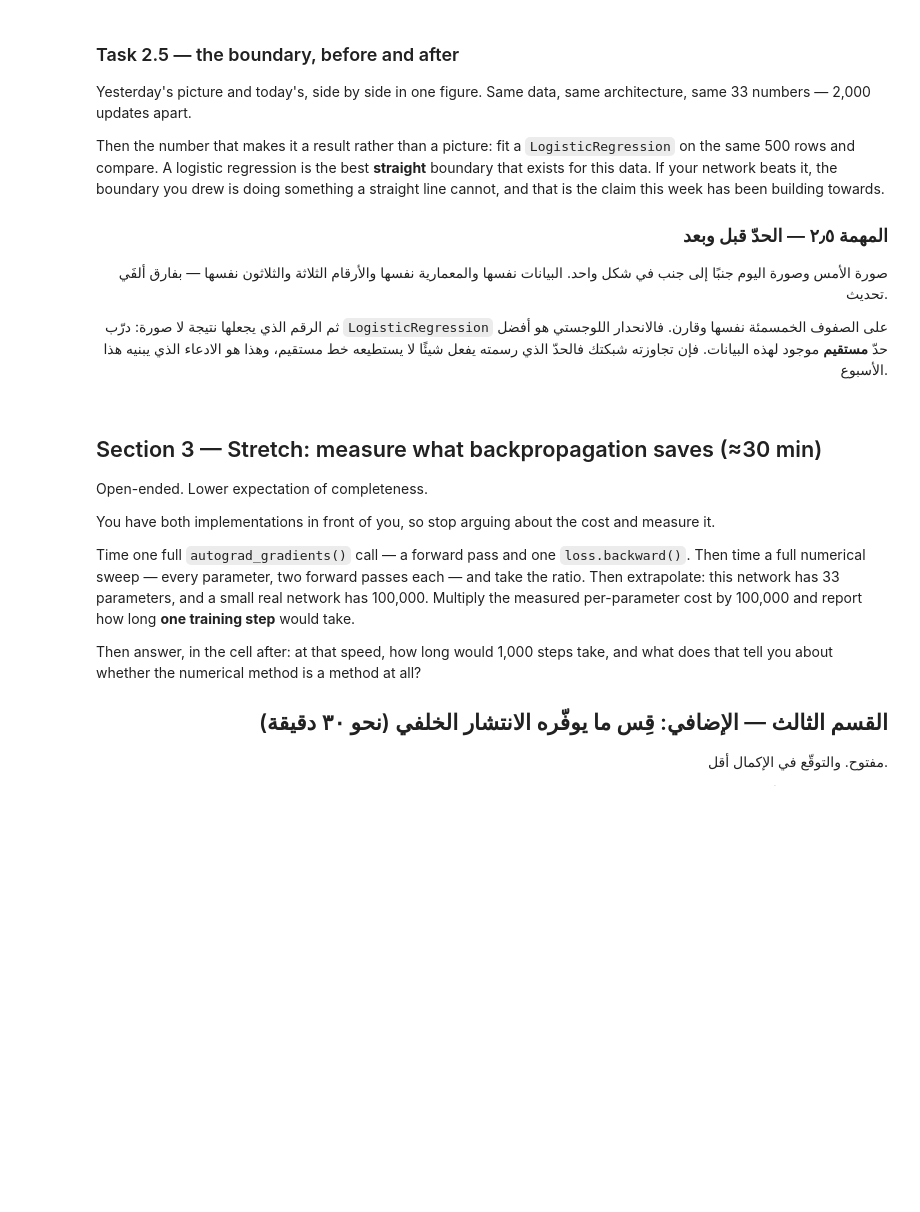
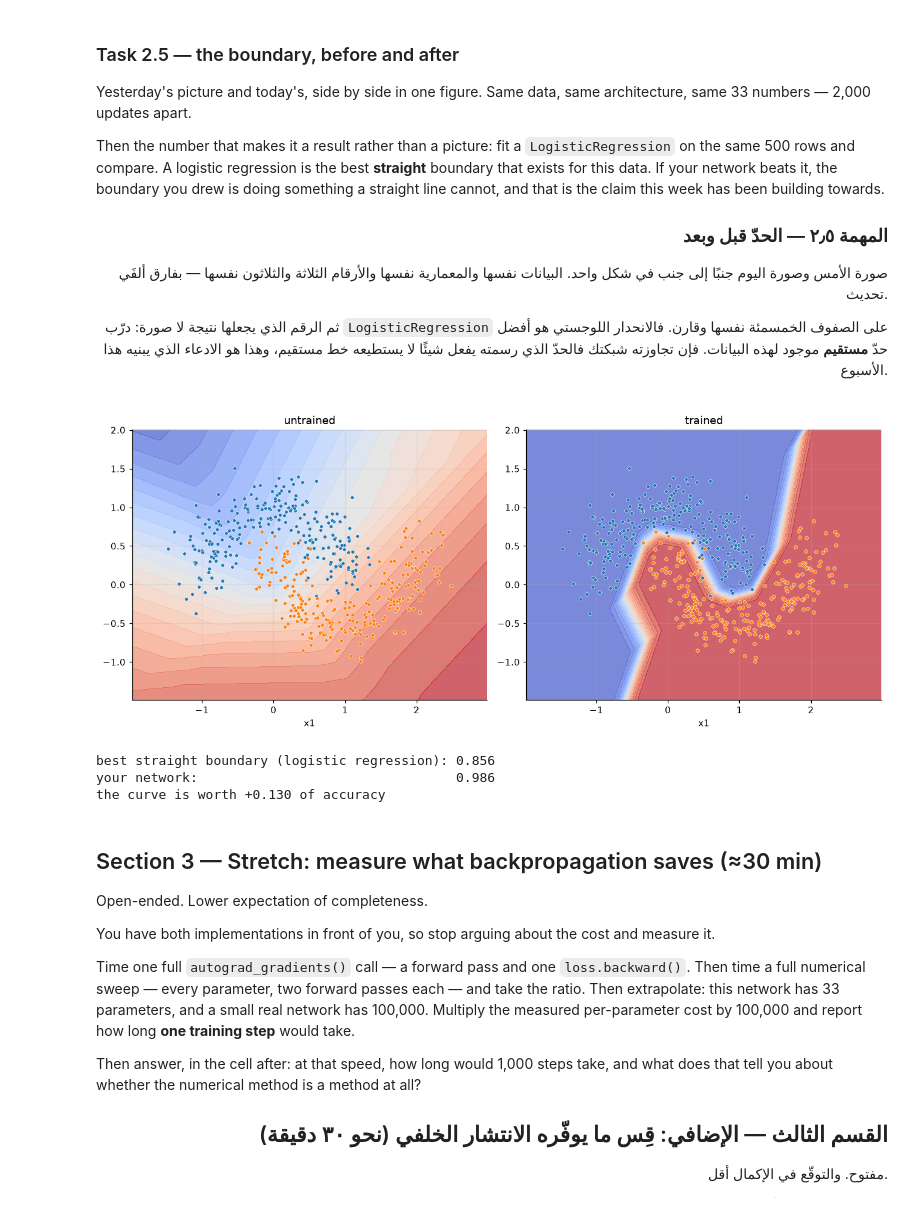
Before and after one commit to 0xRush/AIEP_Olo_student, a Jupyter notebook: week_3_neural_networks/labs/D3_backprop/D3_backprop_blank.ipynb, the cells around one changed output. Cells and saved outputs as stored; diff of their text form; code cells hidden in the pictures; blank space fills up the shorter version.

```diff
--- a/week_3_neural_networks/labs/D3_backprop/D3_backprop_blank.ipynb
+++ b/week_3_neural_networks/labs/D3_backprop/D3_backprop_blank.ipynb
@@ -953,35 +1110,49 @@ and that is the claim this week has been building towards.
 # ٣) اطبع الدقتين والفجوة. ويُتوقّع أن تتقدّم الشبكة بنحو ١٢ نقطة؛ فإن تعادلتا
 #    فحلقة تدريبك لم تدرّب.
 # ابحث عن: "matplotlib subplots share figure contourf decision boundary"
 # ────────────────────────────────────────────────────────────────────
 
 def plot_boundary(params, title, ax):
     """Colour the plane by the network's output, then scatter the real points."""
     pad = 0.5
     xx, yy = torch.meshgrid(
         torch.linspace(X[:, 0].min().item() - pad, X[:, 0].max().item() + pad, 200),
         torch.linspace(X[:, 1].min().item() - pad, X[:, 1].max().item() + pad, 200),
         indexing="xy")
     with torch.no_grad():   # a picture, not a computation to differentiate
         surface, _ = forward(params, torch.column_stack([xx.ravel(), yy.ravel()]))
     ax.contourf(xx, yy, surface.reshape(xx.shape), levels=20,
                 cmap="coolwarm", alpha=0.7)
     for label, colour in ((0, PALETTE[0]), (1, PALETTE[1])):
         rows = y.ravel() == label
         ax.scatter(X[rows, 0], X[rows, 1], s=14, color=colour,
                    edgecolor="white", linewidth=0.4)
     ax.set_xlabel("x1")
     ax.set_title(title)
 fig, axes = plt.subplots(1, 2, figsize=(12, 5))
 # TODO: Draw the untrained boundary on the left and the trained one on the right.
 # مهمة: ارسم الحدّ غير المُدرَّب يسارًا والمُدرَّب يمينًا.
+# TODO: Fit a logistic regression on the same rows and compare it with the network.
+# مهمة: درّب انحدارًا لوجستيًا على الصفوف نفسها وقارنه بالشبكة.
+
+
+plot_boundary(INITIAL_PARAMS, "untrained", axes[0])
+plot_boundary(params, "trained", axes[1])
 plt.tight_layout()
 plt.show()
-# TODO: Fit a logistic regression on the same rows and compare it with the network.
-# مهمة: درّب انحدارًا لوجستيًا على الصفوف نفسها وقارنه بالشبكة.
+
+linear_model = LogisticRegression(random_state=SEED)
+linear_model.fit(X.numpy(), y.ravel().numpy())
+linear_accuracy = linear_model.score(X.numpy(), y.ravel().numpy())
+
 print(f"best straight boundary (logistic regression): {linear_accuracy:.3f}")
 print(f"your network:                                 {final_accuracy:.3f}")
 print(f"the curve is worth {final_accuracy - linear_accuracy:+.3f} of accuracy")
+# %% [output]
+[figure, added]
+best straight boundary (logistic regression): 0.856
+your network:                                 0.986
+the curve is worth +0.130 of accuracy
 # %% [markdown]
 ## Section 3 — Stretch: measure what backpropagation saves  (≈30 min)
 
```
Also changed, not shown: parts of 12 cells of this notebook.
